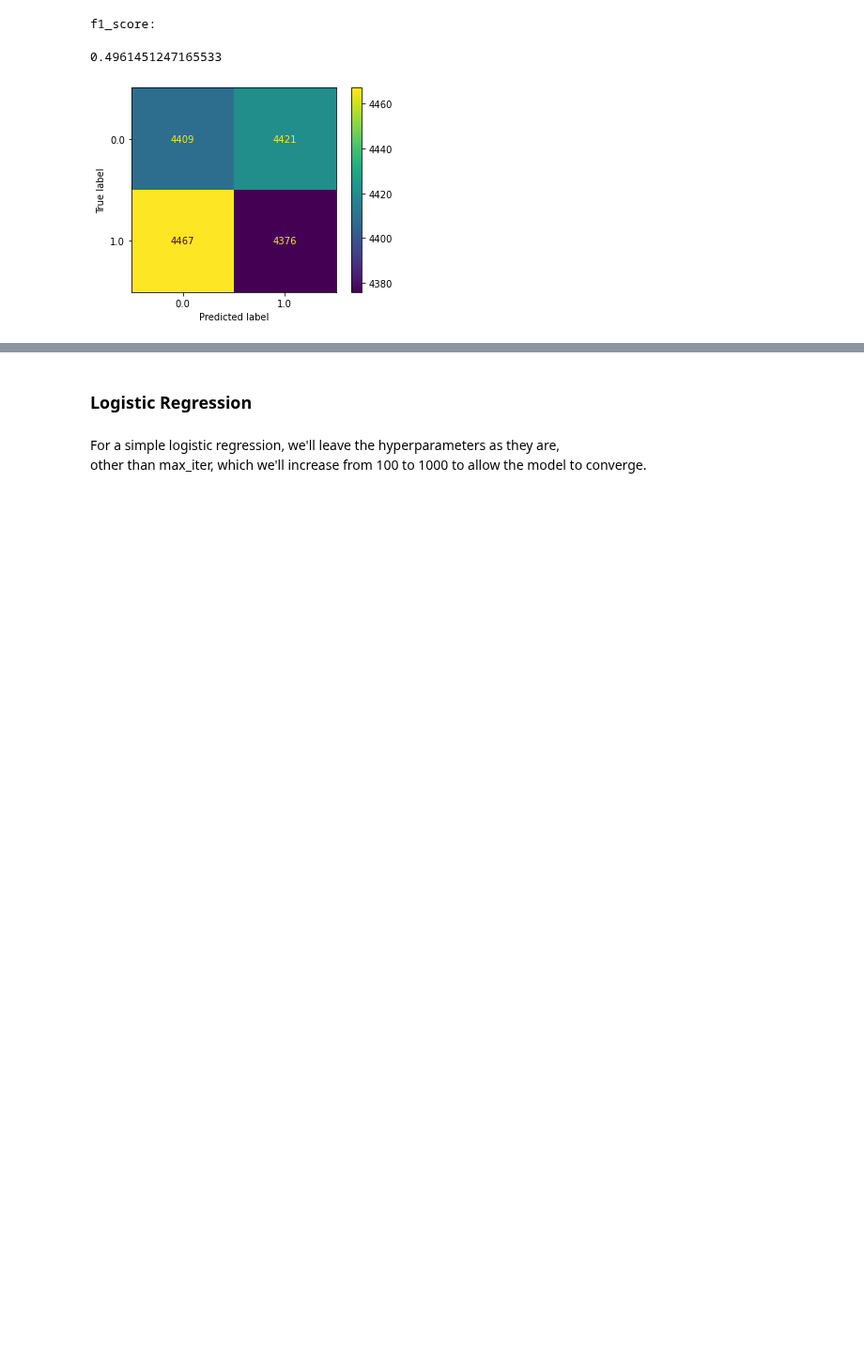
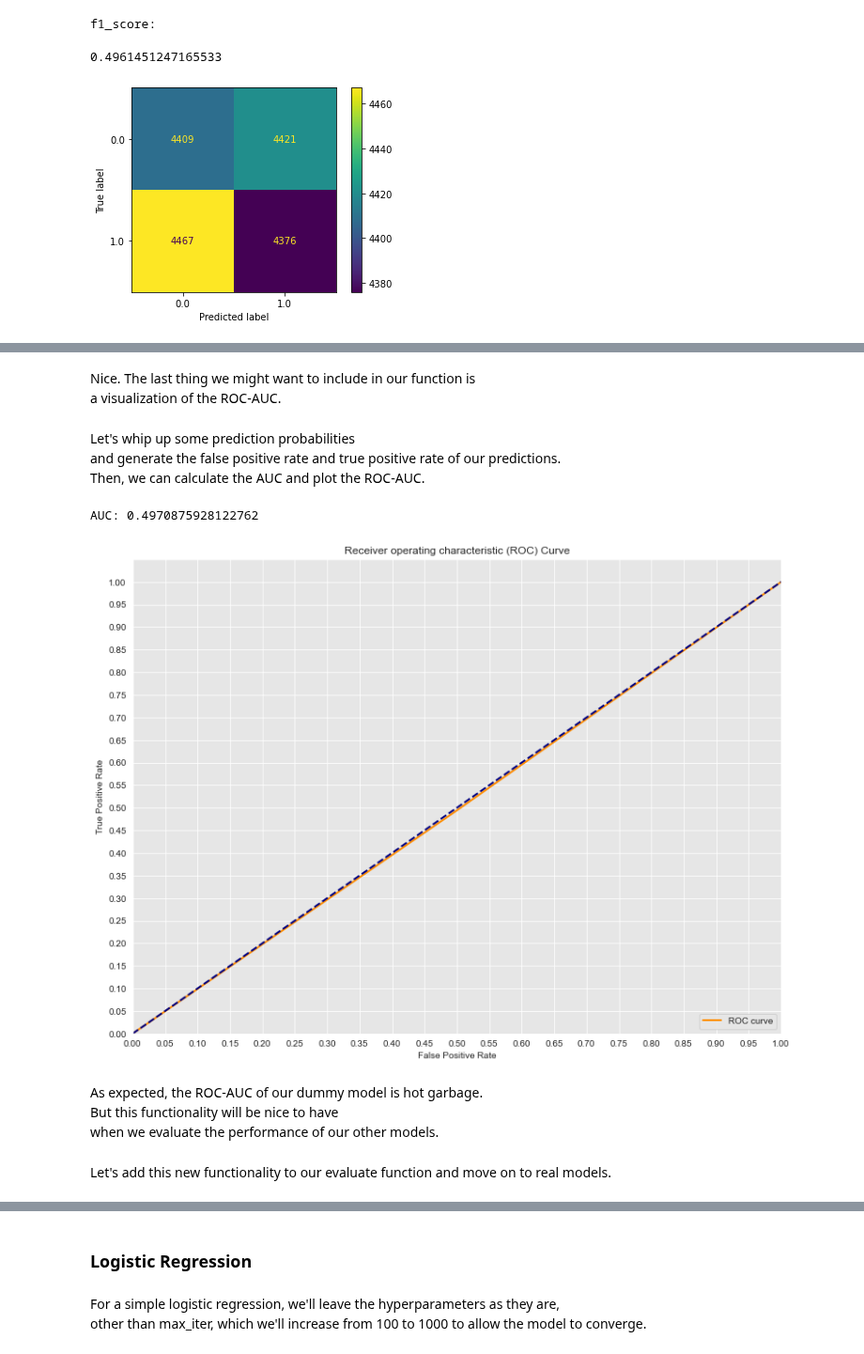
Before and after one commit to ChumpyDuelle/detecting-diabetes-with-machine-learning, a Jupyter notebook: detecting-diabetes-with-machine-learning.ipynb, the cells around one changed output, grey strips where cells are left out. Shown at 94% size. Drawn from its saved outputs; the diff is of its cells as text; code cells hidden in the pictures; blank space fills up the shorter version.

```diff
--- a/detecting-diabetes-with-machine-learning.ipynb
+++ b/detecting-diabetes-with-machine-learning.ipynb
@@ -809,0 +811,55 @@ We have a few really useful tools in this function now, but there is one more we
+# %% [markdown]
+Nice. The last thing we might want to include in our function is<br>
+a visualization of the ROC-AUC.
+# %% [markdown]
+Let's whip up some prediction probabilities<br>
+and generate the false positive rate and true positive rate of our predictions.<br>
+Then, we can calculate the AUC and plot the ROC-AUC.
+# %%
+# take the prediction probabilities and assign them to a new variable
+dummy_probs = dummy.predict_proba(X_test_scaled)
+
+# keep only the positive predictions, including true and false positives
+dummy_probs = dummy_probs[:, 1]
+# %%
+# create false positive rate and true positive rate variables
+dummy_fpr, dummy_tpr, dummy_thresholds = roc_curve(y_test, dummy_probs)
+# %%
+# print out the area under the curve of the receiver operating characteristic of our model
+print('AUC: {}'.format(auc(dummy_fpr, dummy_tpr)))
+# %% [output]
+AUC: 0.4970875928122762
+# %%
+# set a background that makes it easier to see
+sns.set_style(style = 'darkgrid',
+              rc = {'axes.facecolor': '0.9'})
+
+# plot the ROC curve against the baseline of 0.5
+plt.figure(figsize = (12.8, 9.6))
+plt.plot(dummy_fpr,
+         dummy_tpr,
+         color = 'darkorange',
+         lw = 2,
+         label = 'ROC curve')
+plt.plot([0, 1],
+         [0, 1],
+         color = 'navy',
+         lw = 2,
+         linestyle='--')
+plt.xlim([0.0, 1.0])
+plt.ylim([0.0, 1.05])
+plt.xticks([i/20.0 for i in range(21)])
+plt.yticks([i/20.0 for i in range(21)])
+plt.xlabel('False Positive Rate')
+plt.ylabel('True Positive Rate')
+plt.title('Receiver operating characteristic (ROC) Curve')
+plt.legend(loc='lower right')
+plt.show()
+# %% [output]
+[figure, added]
+# %% [markdown]
+As expected, the ROC-AUC of our dummy model is hot garbage.<br>
+But this functionality will be nice to have<br>
+when we evaluate the performance of our other models.
+# %% [markdown]
+Let's add this new functionality to our evaluate function and move on to real models.
```
Also changed, not shown: parts of 21 cells of this notebook.
